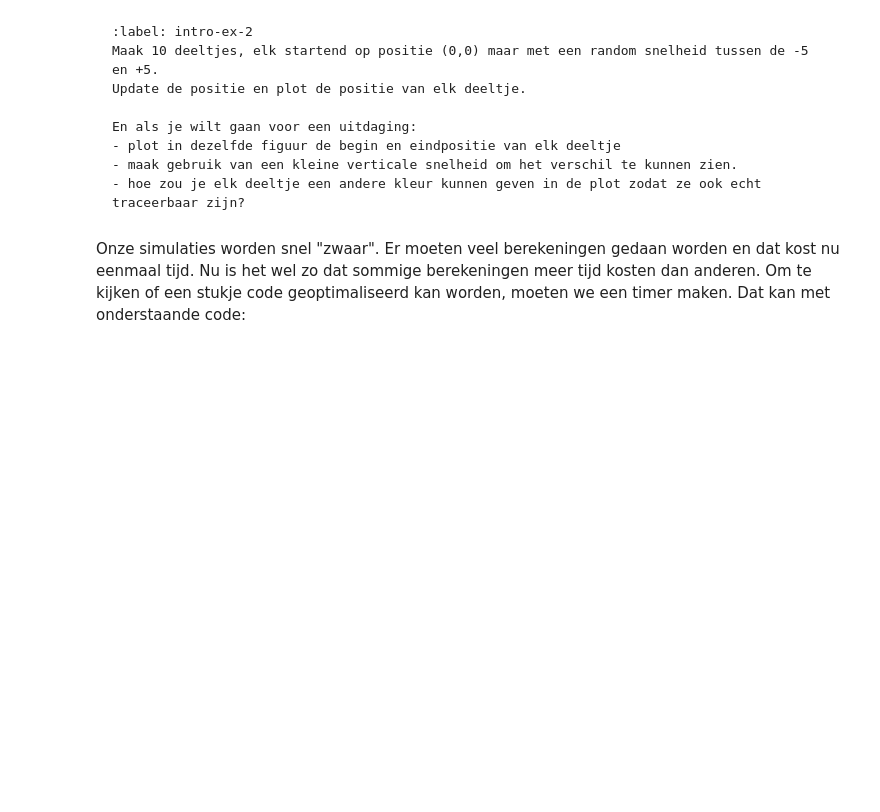
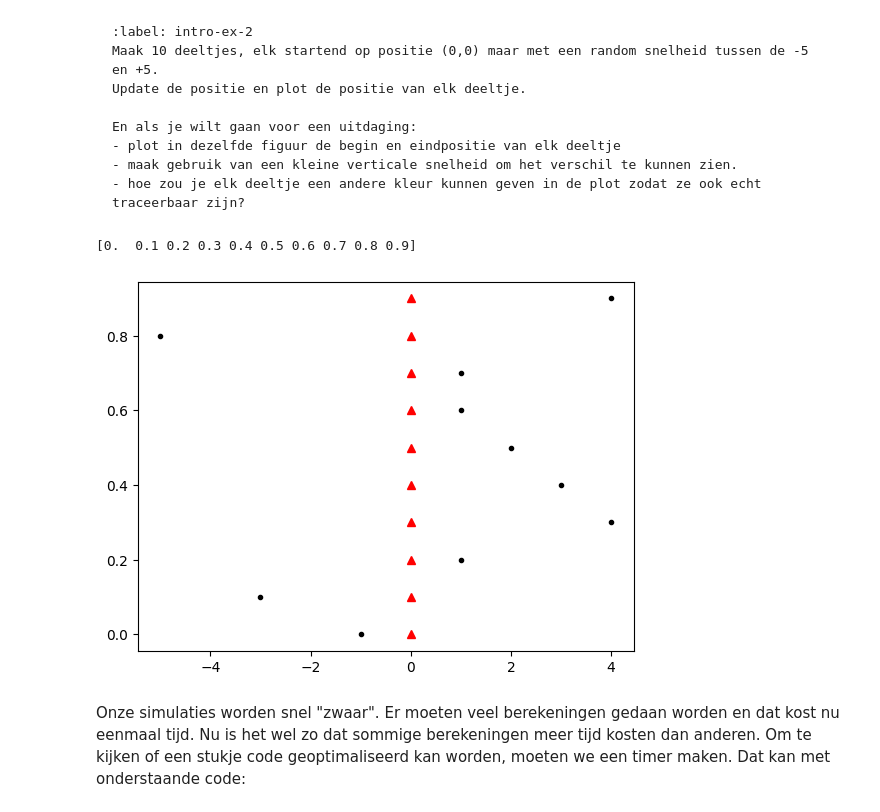
Before and after one commit to gltChboy/Thermo-groep-Bart-Ante, a Jupyter notebook: Content/PySim/1_intro_sim.ipynb, the cells around one changed output. Drawn from its saved outputs; the diff is of its cells as text; code cells hidden in the pictures; blank space fills up the shorter version.

```diff
--- a/Content/PySim/1_intro_sim.ipynb
+++ b/Content/PySim/1_intro_sim.ipynb
@@ -184,13 +184,30 @@ En als je wilt gaan voor een uitdaging:
 # %%
 from numpy.random import randint
 particle_array = []
 start_y = 0.0
 start_x = 0.0
 aantal_deeltjes = 10
 for x in range(aantal_deeltjes):
     V_x = randint(-5,5)
-    V_y = randint(-5,5)
+    V_y = 0.1 * x
     particle_array.append(ParticleClass(m=1.0, v=[V_x, V_y], r=[start_x, start_y],R=1.0))
+
+for particle, particle_object in enumerate(particle_array):
+    #update de positie van elk deeltje
+    particle_object.update_position(1.0)
+
+plt.figure()
+y = 0.1 * np.linspace(1, 10, aantal_deeltjes)- 0.1
+print(y)
+x = np.zeros(aantal_deeltjes)
+plt.plot(x,y,'r^', color = "red")  #doel positie
+
+for particle in particle_array:
+    plt.plot(particle.r[0],particle.r[1],'k.')
+plt.show()
+# %% [output]
+[0.  0.1 0.2 0.3 0.4 0.5 0.6 0.7 0.8 0.9]
+[figure, added]
 # %% [markdown]
 Onze simulaties worden snel "zwaar".
 Er moeten veel berekeningen gedaan worden en dat kost nu eenmaal tijd.
```
Also changed, not shown: parts of 1 cell of this notebook.
